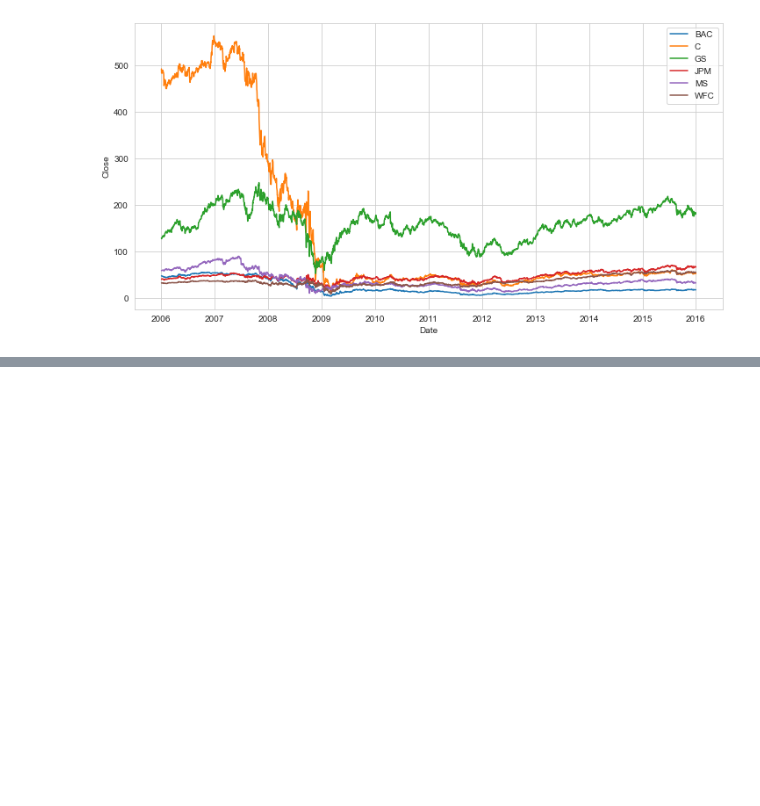
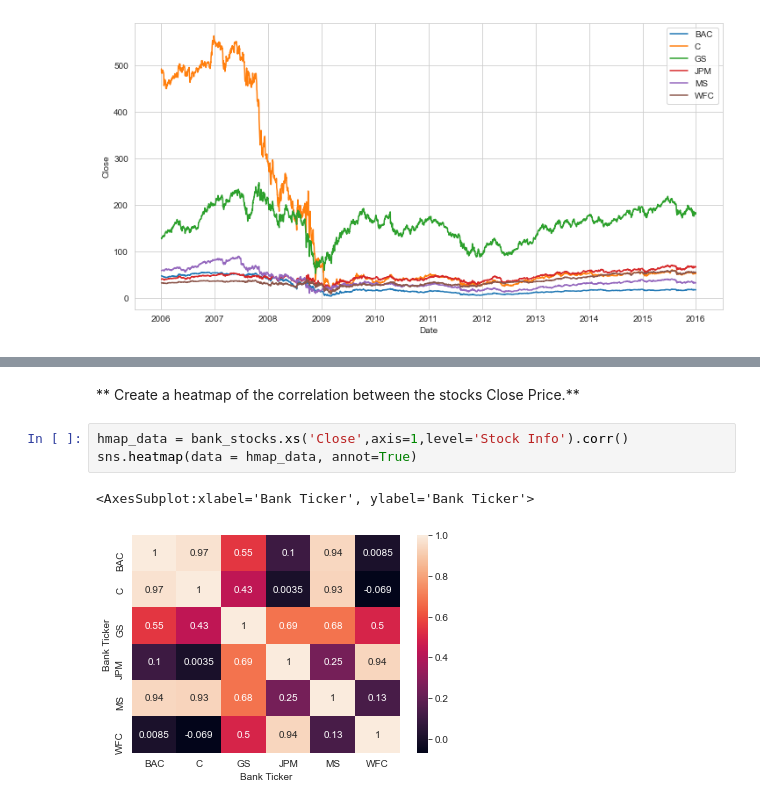
Before and after one commit to khunamir/pfmladsbc, a Jupyter notebook: Data Capstone Project/Finance Project.ipynb, the cells around one changed output, grey strips where cells are left out. Cells and saved outputs as stored; diff of their text form; blank space fills up the shorter version.

```diff
--- a/Data Capstone Project/Finance Project.ipynb
+++ b/Data Capstone Project/Finance Project.ipynb
@@ -281,0 +292,8 @@ bank_stocks.xs(key='Close',axis=1,level='Stock Info').plot(fig)
+# %% [markdown]
+** Create a heatmap of the correlation between the stocks Close Price.**
+# %%
+hmap_data = bank_stocks.xs('Close',axis=1,level='Stock Info').corr()
+sns.heatmap(data = hmap_data, annot=True)
+# %% [output]
+<AxesSubplot:xlabel='Bank Ticker', ylabel='Bank Ticker'>
+[figure, added]
```
Also changed, not shown: parts of 10 cells of this notebook.
